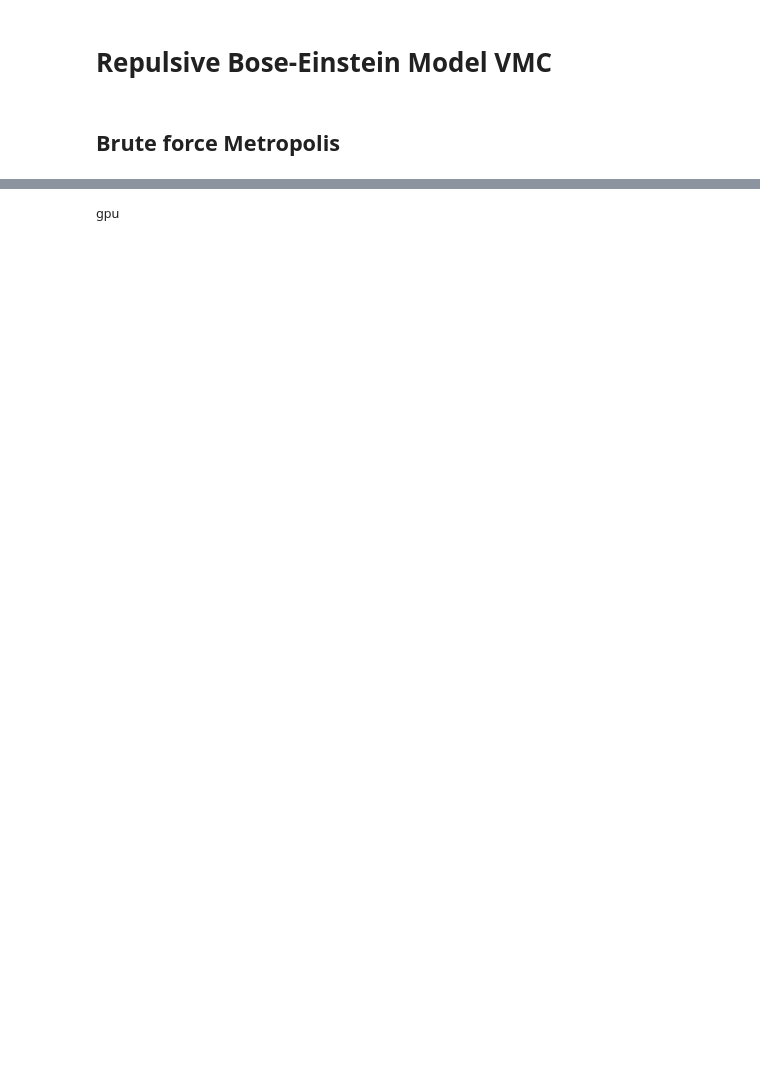
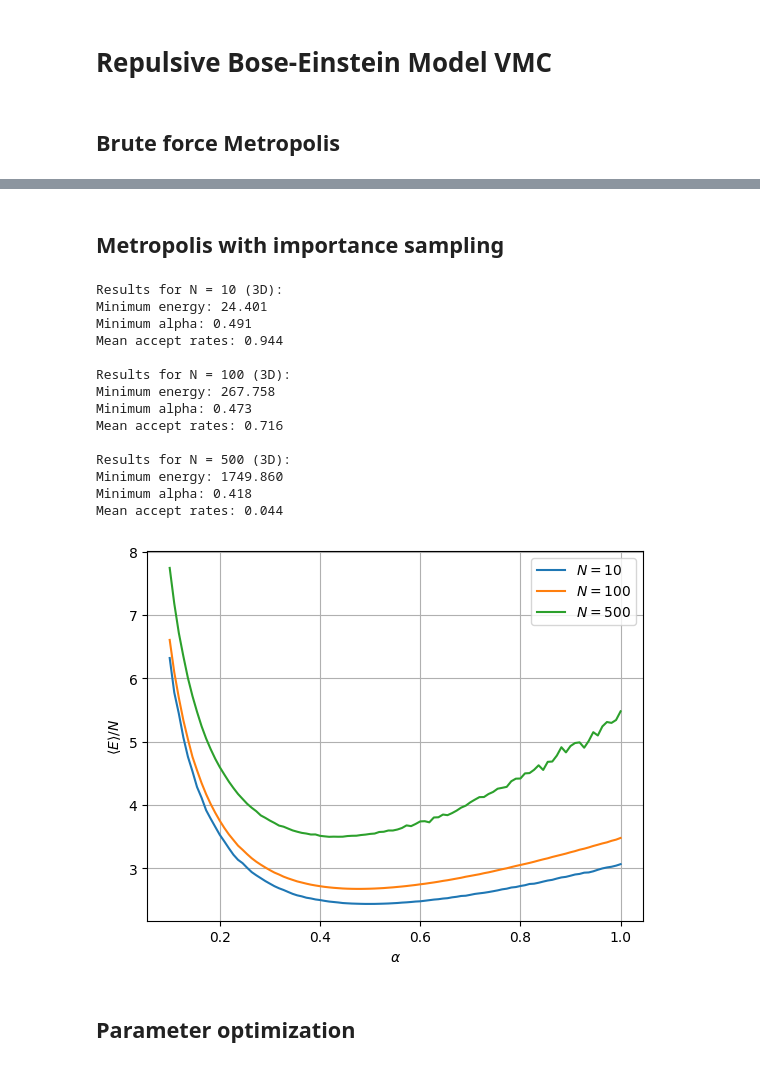
Before and after one commit to semapheur/fys4411, a Jupyter notebook: project_1/code/calc_g.ipynb, the cells around one changed output, grey strips where cells are left out. Drawn from its saved outputs; the diff is of its cells as text; code cells hidden in the pictures; blank space fills up the shorter version.

```diff
--- a/project_1/code/calc_g.ipynb
+++ b/project_1/code/calc_g.ipynb
@@ -73,5 +69,71 @@ Minimum alpha: 0.10
+# %% [markdown]
+## Metropolis with importance sampling
 # %%
-import jax
-print(jax.default_backend())
+import matplotlib.pyplot as plt
+import numpy as np
+
+from vmc_jax import MetropolisJAX
+from bose_repulsive import BoseParamGrid
+from bose_repulsive_jax import log_wavefunction_jax, local_energy_jax, drift_force_jax, BoseParams
+
+base_cycles = 100_000
+base_dt = 0.05
+diffusion_coefficient = 0.5
+
+alpha_values = np.linspace(0.1, 1.0, 100)
+beta_values = np.array([2.82843])
+a_values = np.array([0.0043])
+
+param_grid = BoseParamGrid(
+  param_type=BoseParams,
+  alpha=alpha_values,
+  beta=beta_values,
+  gamma=beta_values,
+  a=a_values,
+)
+
+number_particles = [10, 100, 500]
+dim = 3
+
+for n in number_particles:
+  #time_step = base_dt / np.sqrt(n)
+
+  simulation = MetropolisJAX[BoseParams](n, dim)
+  result = simulation.grid_search_importance(
+    log_wavefunction_jax, local_energy_jax, drift_force_jax, param_grid, base_dt, diffusion_coefficient, base_cycles,
+  )
+
+  energies = result.energies
+  plt.plot(alpha_values, energies / n, label=rf"$N = {n}$")
+
+  min_energy = np.min(energies)
+  min_alpha = alpha_values[np.argmin(energies)]
+  print(f"Results for N = {n} (3D):")
+  print(f"Minimum energy: {min_energy:.3f}")
+  print(f"Minimum alpha: {min_alpha:.3f}")
+  print(f"Mean accept rates: {np.mean(result.accept_rates):.3f}\n")
+
+plt.xlabel(r"$\alpha$")
+plt.ylabel(r"$\langle E \rangle /N$")
+plt.legend()
+plt.grid(True)
+plt.savefig("vmc_bose_repulsive_grid_importance_analytic.pdf", format="pdf")
+plt.show()
 # %% [output]
-gpu
+Results for N = 10 (3D):
+Minimum energy: 24.401
+Minimum alpha: 0.491
+Mean accept rates: 0.944
+
+Results for N = 100 (3D):
+Minimum energy: 267.758
+Minimum alpha: 0.473
+Mean accept rates: 0.716
+
+Results for N = 500 (3D):
+Minimum energy: 1749.860
+Minimum alpha: 0.418
+Mean accept rates: 0.044
+[figure, added]
+# %% [markdown]
+## Parameter optimization
```
Also changed, not shown: parts of 2 cells of this notebook, 13 other files.
